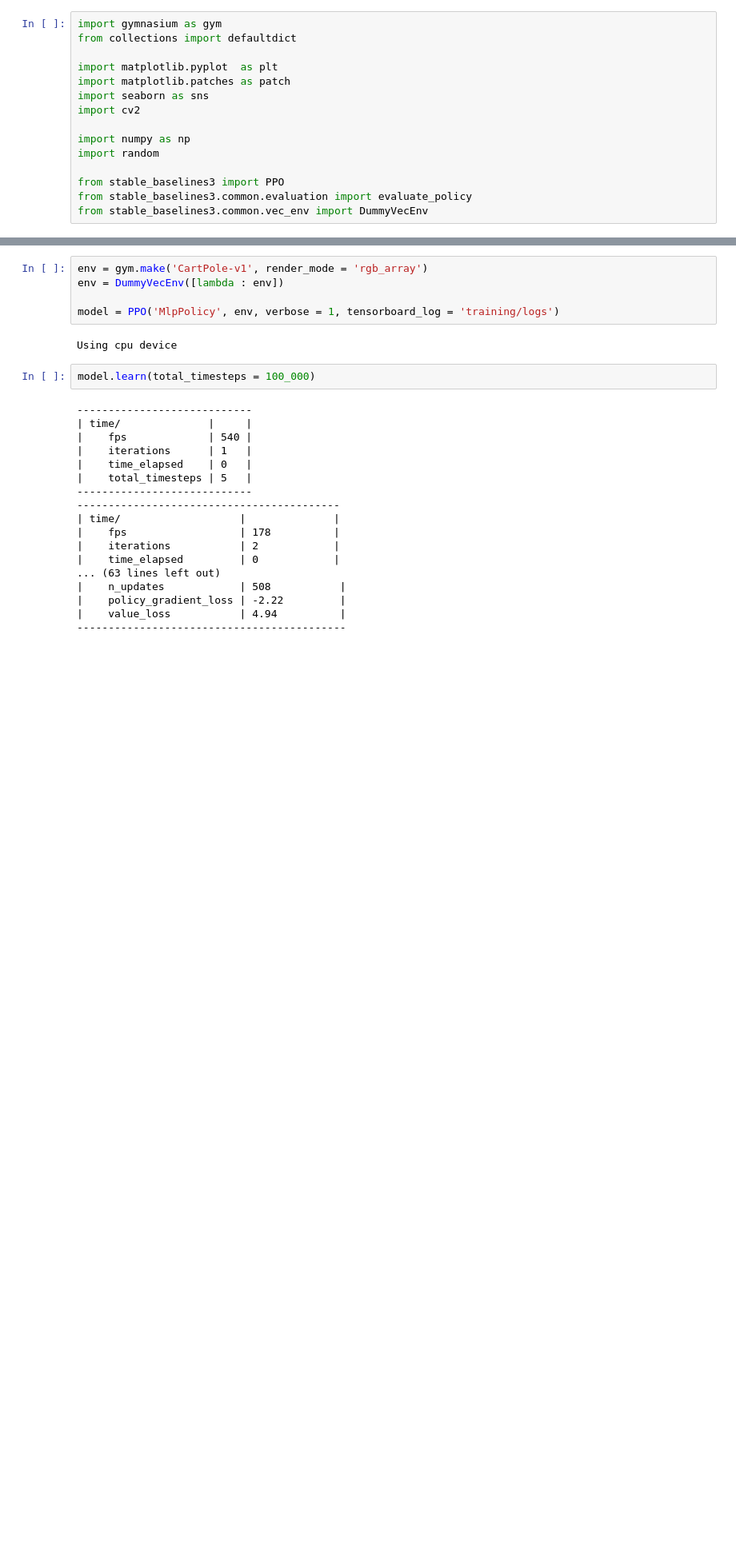
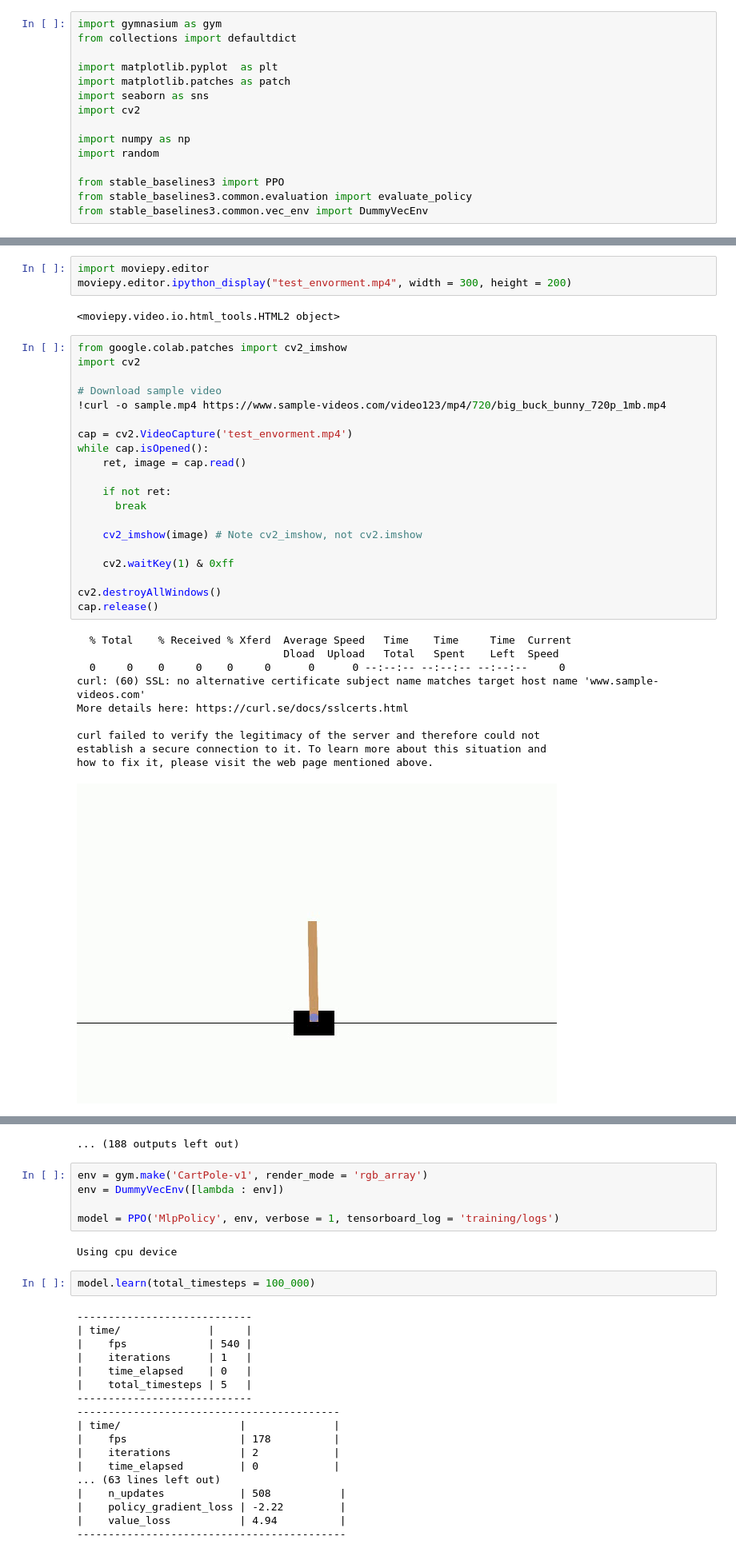
Before and after one commit to Shermukhammat/Atari-Games, a Jupyter notebook: atari.ipynb, the cells around one changed output, grey strips where cells are left out. Shown at 80% size. Cells and saved outputs as stored; diff of their text form; blank space fills up the shorter version.

```diff
--- a/atari.ipynb
+++ b/atari.ipynb
@@ -75,0 +94,36 @@ Episode 10 score: 9.0
+# %%
+import moviepy.editor
+moviepy.editor.ipython_display("test_envorment.mp4", width = 300, height = 200)
+# %% [output]
+<moviepy.video.io.html_tools.HTML2 object>
+# %%
+from google.colab.patches import cv2_imshow
+import cv2
+
+# Download sample video
+!curl -o sample.mp4 https://www.sample-videos.com/video123/mp4/720/big_buck_bunny_720p_1mb.mp4
+
+cap = cv2.VideoCapture('test_envorment.mp4')
+while cap.isOpened():
+    ret, image = cap.read()
+
+    if not ret:
+      break
+
+    cv2_imshow(image) # Note cv2_imshow, not cv2.imshow
+
+    cv2.waitKey(1) & 0xff
+
+cv2.destroyAllWindows()
+cap.release()
+# %% [output]
+  % Total    % Received % Xferd  Average Speed   Time    Time     Time  Current
+                                 Dload  Upload   Total   Spent    Left  Speed
+  0     0    0     0    0     0      0      0 --:--:-- --:--:-- --:--:--     0
+curl: (60) SSL: no alternative certificate subject name matches target host name 'www.sample-videos.com'
+More details here: https://curl.se/docs/sslcerts.html
+
+curl failed to verify the legitimacy of the server and therefore could not
+establish a secure connection to it. To learn more about this situation and
+how to fix it, please visit the web page mentioned above.
+[figure, added]
@@ -76,3 +140,4 @@ Episode 10 score: 9.0
+... (188 outputs left out)
 # %%
 env = gym.make('CartPole-v1', render_mode = 'rgb_array')
 env = DummyVecEnv([lambda : env])
```
Also changed, not shown: parts of 4 cells of this notebook.
